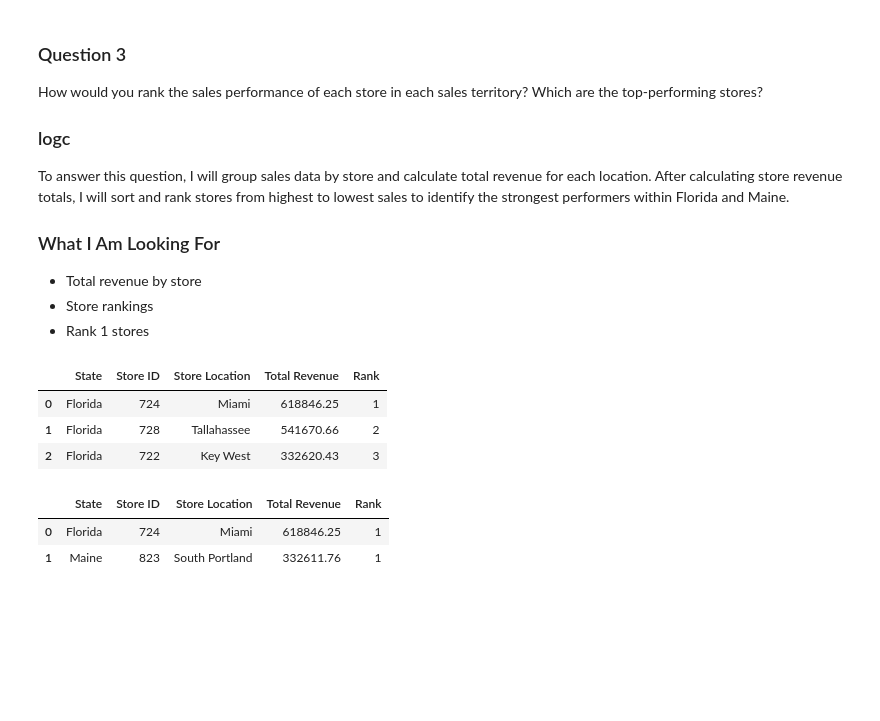
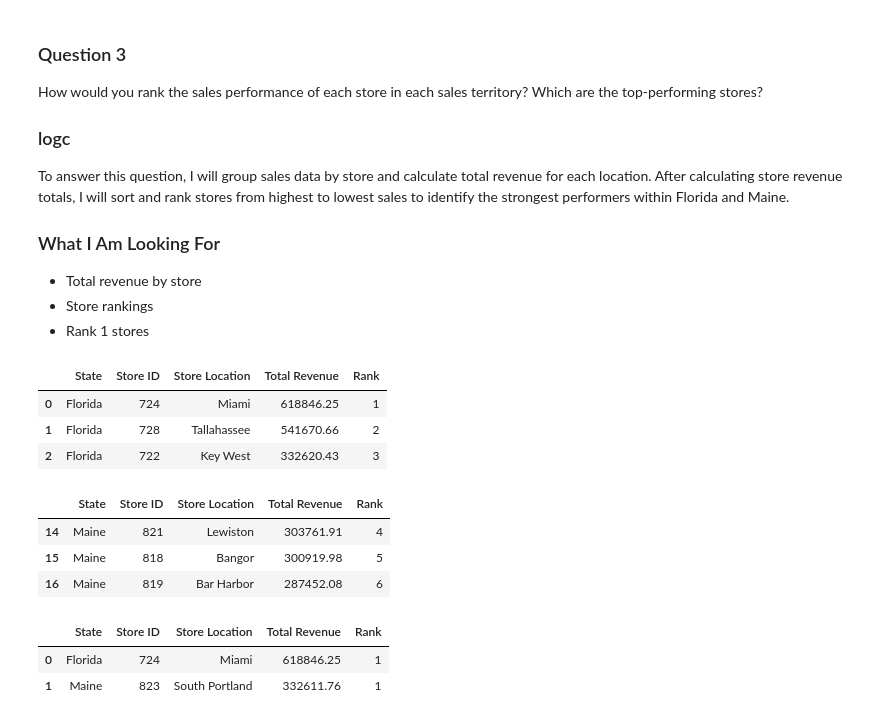
Before and after one commit to kalie-on/Capstone_2, a Jupyter notebook: Caleb_sales_analysis.ipynb, the cells around one changed output. Drawn from its saved outputs; the diff is of its cells as text; code cells hidden in the pictures; blank space fills up the shorter version.

```diff
--- a/Caleb_sales_analysis.ipynb
+++ b/Caleb_sales_analysis.ipynb
@@ -350,34 +350,39 @@ To answer this question, I will group sales data by store and calculate total re
 # rank() creates rankings.
 # ascending=False means highest revenue gets Rank 1.
 # method="dense" means ranking numbers do not skip.
 # reset_index(drop=True) = resets row numbers and removes the old index.
 
 store_ranking = sales_with_store.groupby(
     ["State", "Store ID", "Store Location"],
     as_index=False
 )["Sale Amount"].sum()
 
 store_ranking = store_ranking.rename(
     columns={"Sale Amount": "Total Revenue"}
 )
 
 store_ranking["Rank"] = store_ranking.groupby(
     "State"
 )["Total Revenue"].rank(
     method="dense",
     ascending=False
 ).astype(int)
 
 store_ranking = store_ranking.sort_values(
     ["State", "Rank"]
 ).reset_index(drop=True)
 
-store_ranking.head(3)
+display(store_ranking.head(3))
+display(store_ranking.tail(3))
 # %% [output]
 |  | State | Store ID | Store Location | Total Revenue | Rank |
 | 0 | Florida | 724 | Miami | 618846.25 | 1 |
 | 1 | Florida | 728 | Tallahassee | 541670.66 | 2 |
 | 2 | Florida | 722 | Key West | 332620.43 | 3 |
+|  | State | Store ID | Store Location | Total Revenue | Rank |
+| 14 | Maine | 821 | Lewiston | 303761.91 | 4 |
+| 15 | Maine | 818 | Bangor | 300919.98 | 5 |
+| 16 | Maine | 819 | Bar Harbor | 287452.08 | 6 |
 # %%
 # Rank == 1 filters only the highest-ranked stores.
 # reset_index(drop=True) cleans row numbering.
```
Also changed, not shown: parts of 20 cells of this notebook.
